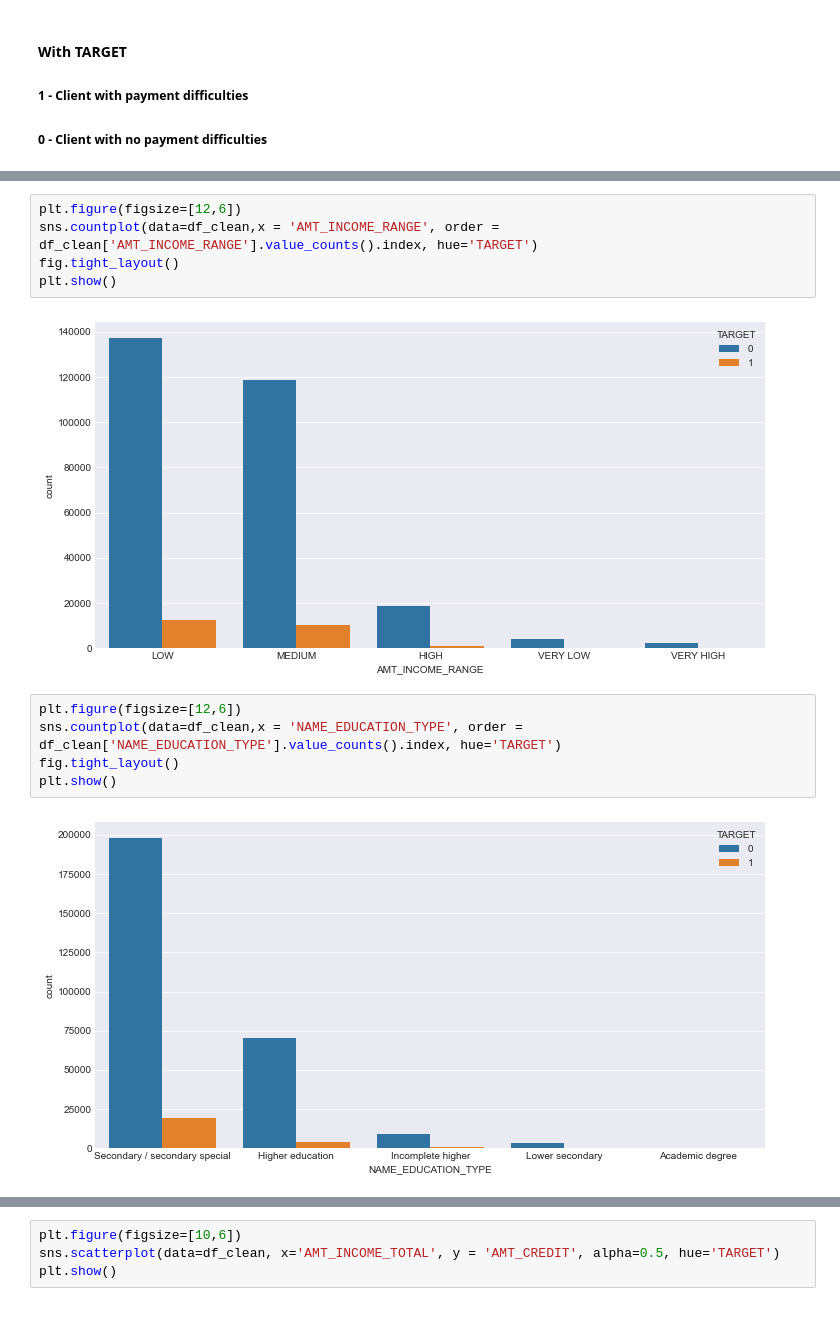
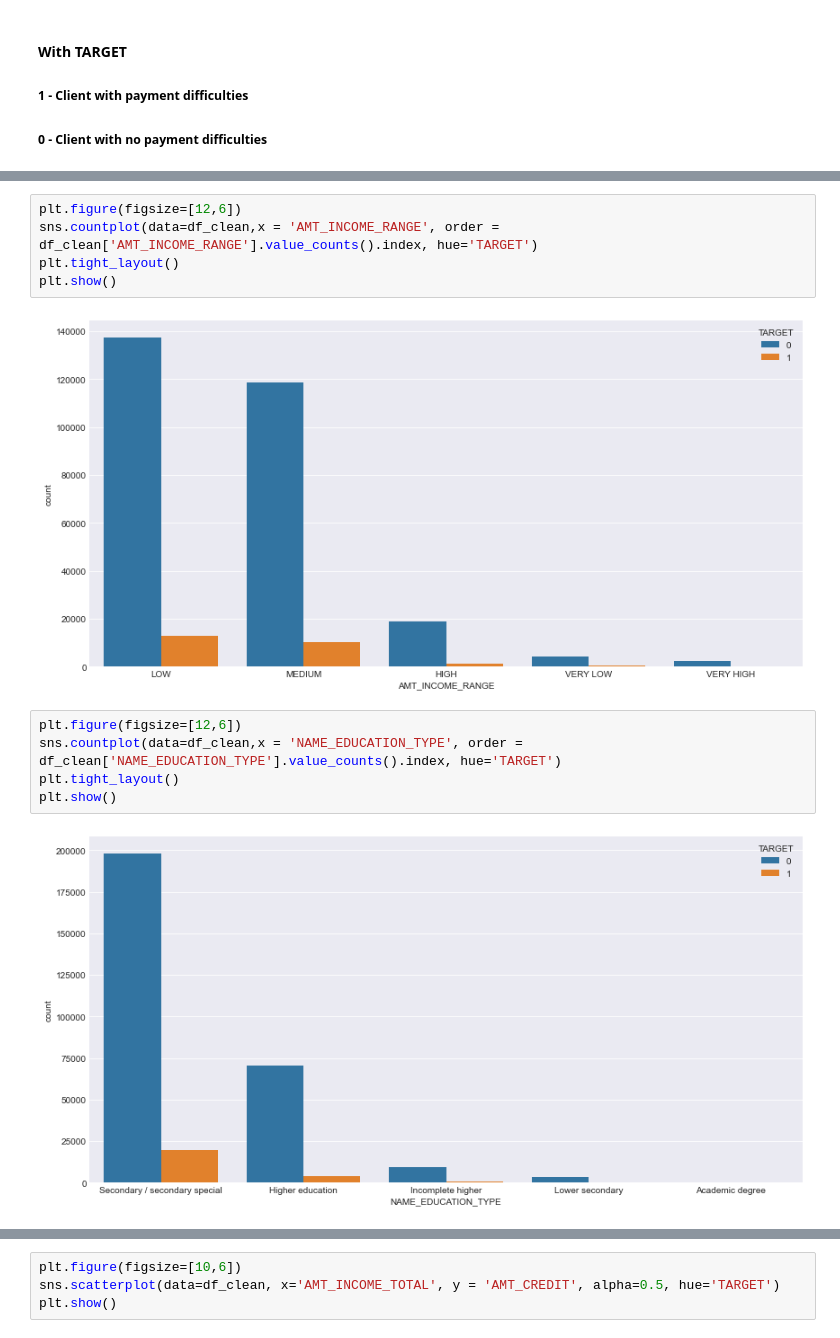
Before and after one commit to LuizFelipeAG/credit_check, a Jupyter notebook: loan_check_testbook-EDA.ipynb, the cells around one changed output, grey strips where cells are left out. Drawn from its saved outputs; the diff is of its cells as text.

```diff
--- a/loan_check_testbook-EDA.ipynb
+++ b/loan_check_testbook-EDA.ipynb
@@ -337,17 +337,17 @@ plt.show()
 # %%
 plt.figure(figsize=[12,6])
 sns.countplot(data=df_clean,x = 'AMT_INCOME_RANGE', order = df_clean['AMT_INCOME_RANGE'].value_counts().index, hue='TARGET')
-fig.tight_layout()
+plt.tight_layout()
 plt.show()
 # %% [output]
-[figure, old version]
+[figure, new version]
 # %%
 plt.figure(figsize=[12,6])
 sns.countplot(data=df_clean,x = 'NAME_EDUCATION_TYPE', order = df_clean['NAME_EDUCATION_TYPE'].value_counts().index, hue='TARGET')
-fig.tight_layout()
+plt.tight_layout()
 plt.show()
 # %% [output]
-[figure, old version]
+[figure, new version]
 # %%
 plt.figure(figsize=[12,6])
 sns.countplot(data=df_clean,x = 'NAME_HOUSING_TYPE', order = df_clean['NAME_HOUSING_TYPE'].value_counts().index, hue='TARGET')
```
Also changed, not shown: parts of 6 cells of this notebook.
